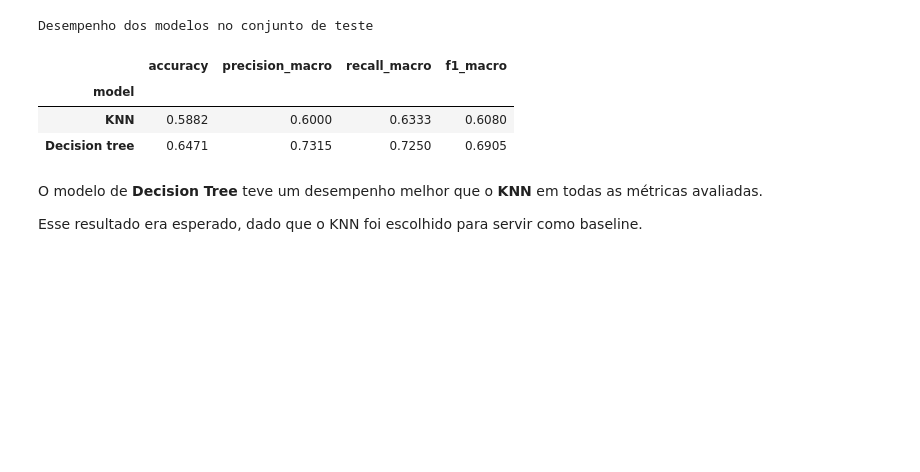
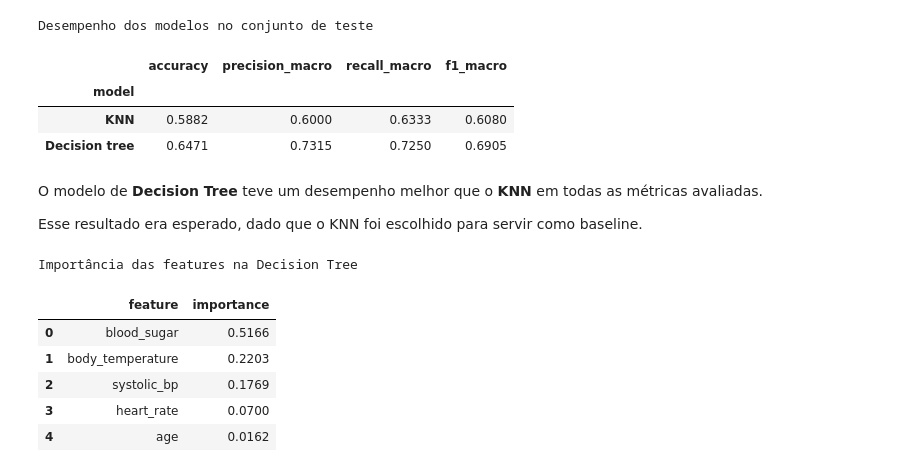
Before and after one commit to gabdumal/data_mining, a Jupyter notebook: assignment_5/main.ipynb, the cells around one changed output. Cells and saved outputs as stored; diff of their text form; code cells hidden in the pictures; blank space fills up the shorter version.

```diff
--- a/assignment_5/main.ipynb
+++ b/assignment_5/main.ipynb
@@ -357,3 +364,30 @@ Desempenho dos modelos no conjunto de teste
 O modelo de **Decision Tree** teve um desempenho melhor que o **KNN** em todas as métricas avaliadas.
 
 Esse resultado era esperado, dado que o KNN foi escolhido para servir como baseline.
+# %%
+decision_tree = decision_tree_best_model.named_steps["classifier"]
+
+feature_importances = pd.DataFrame(
+    {
+        "feature": t_numerical_columns,
+        "importance": decision_tree.feature_importances_,
+    }
+)
+
+feature_importances = feature_importances.sort_values(
+    "importance",
+    ascending=False,
+).reset_index(drop=True)
+
+feature_importance_table(
+    decision_tree_best_model,
+    feature_names=t_numerical_columns,
+)
+# %% [output]
+Importância das features na Decision Tree
+|  | feature | importance |
+| 0 | blood_sugar | 0.5166 |
+| 1 | body_temperature | 0.2203 |
+| 2 | systolic_bp | 0.1769 |
+| 3 | heart_rate | 0.0700 |
+| 4 | age | 0.0162 |
```
Also changed, not shown: parts of 5 cells of this notebook, 2 other files.
